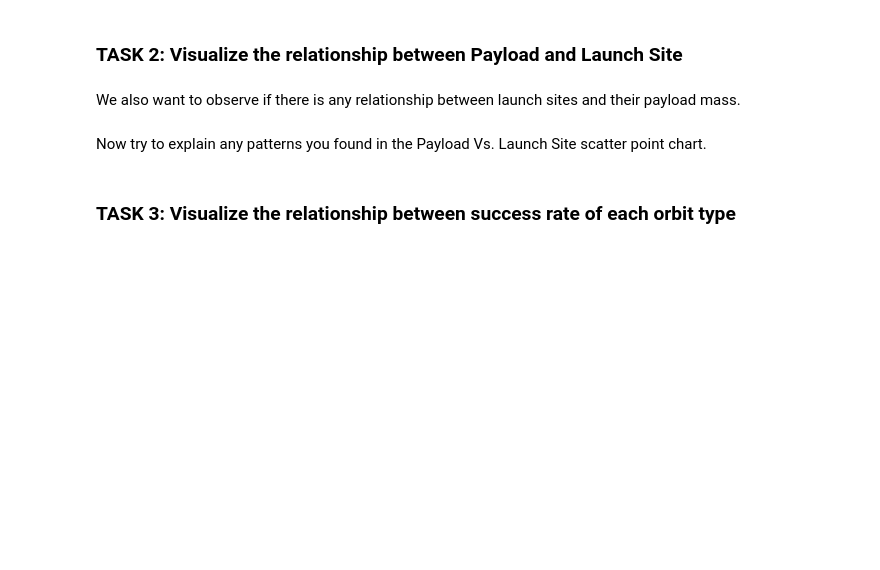
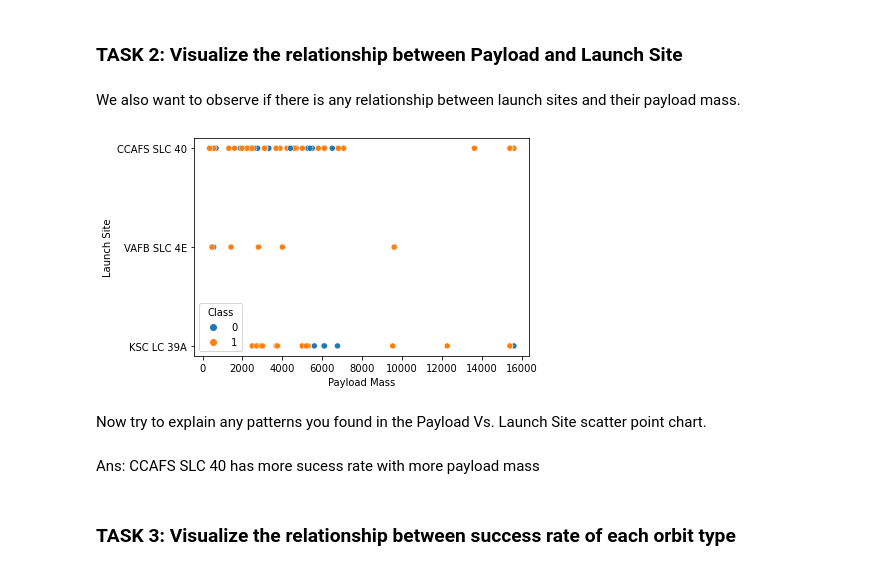
Before and after one commit to Jasiayu/testrepo, a Jupyter notebook: jupyter-labs-eda-dataviz.ipynb, the cells around one changed output. Cells and saved outputs as stored; diff of their text form; code cells hidden in the pictures; blank space fills up the shorter version.

```diff
--- a/jupyter-labs-eda-dataviz.ipynb
+++ b/jupyter-labs-eda-dataviz.ipynb
@@ -92,8 +98,16 @@ Now try to explain the patterns you found in the Flight Number vs. Launch Site s
 We also want to observe if there is any relationship between launch sites and their payload mass.
 # %%
 # Plot a scatter point chart with x axis to be Pay Load Mass (kg) and y axis to be the launch site, and hue to be the class value
+sns.scatterplot(x='PayloadMass', y='LaunchSite', hue='Class', data=df)
+plt.xlabel("Payload Mass")
+plt.ylabel("Launch Site")
+plt.show()
+# %% [output]
+[figure, added]
 # %% [markdown]
 Now try to explain any patterns you found in the Payload Vs. Launch Site scatter point chart.
+# %% [markdown]
+Ans: CCAFS SLC 40 has more sucess rate with more payload mass
 # %% [markdown]
 ### TASK  3: Visualize the relationship between success rate of each orbit type
 # %% [markdown]
```
Also changed, not shown: parts of 8 cells of this notebook.
